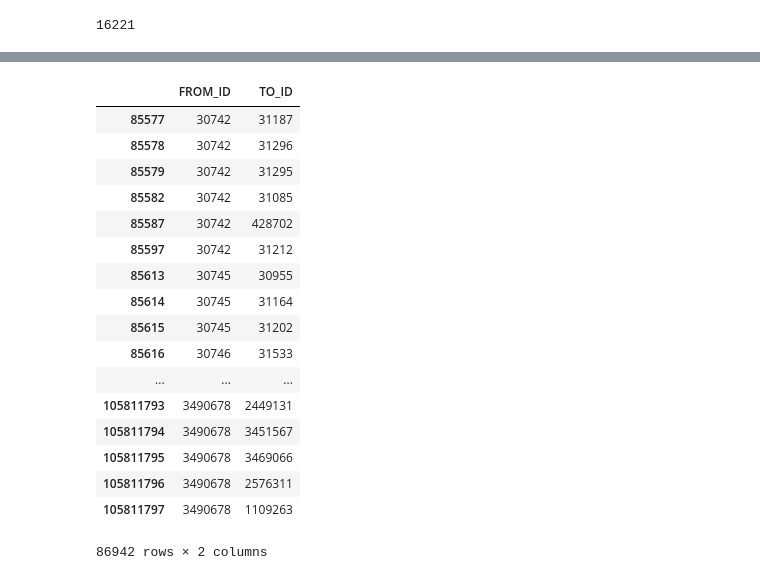
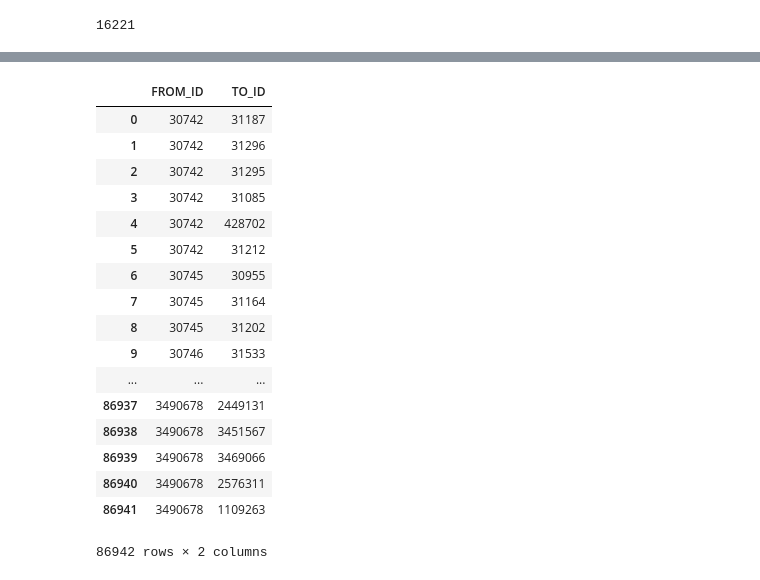
Before and after one commit to oscoin/osrank, a Jupyter notebook: osrank.ipynb, the cells around one changed output, grey strips where cells are left out. Cells and saved outputs as stored; diff of their text form; code cells hidden in the pictures.

```diff
--- a/osrank.ipynb
+++ b/osrank.ipynb
@@ -260,21 +262,0 @@ df_final.head()
-# %%
-df_final
-# %% [output]
-|  | FROM_ID | TO_ID |
-| 85577 | 30742 | 31187 |
-| 85578 | 30742 | 31296 |
-| 85579 | 30742 | 31295 |
-| 85582 | 30742 | 31085 |
-| 85587 | 30742 | 428702 |
-| 85597 | 30742 | 31212 |
-| 85613 | 30745 | 30955 |
-| 85614 | 30745 | 31164 |
-| 85615 | 30745 | 31202 |
-| 85616 | 30746 | 31533 |
-| ... | ... | ... |
-| 105811793 | 3490678 | 2449131 |
-| 105811794 | 3490678 | 3451567 |
-| 105811795 | 3490678 | 3469066 |
-| 105811796 | 3490678 | 2576311 |
-| 105811797 | 3490678 | 1109263 |
-86942 rows × 2 columns
@@ -283,0 +263,21 @@ np.savetxt("data/unique-cargo-ids.csv", unique_dep_ids, delimiter=",")
+# %%
+df_deps
+# %% [output]
+|  | FROM_ID | TO_ID |
+| 0 | 30742 | 31187 |
+| 1 | 30742 | 31296 |
+| 2 | 30742 | 31295 |
+| 3 | 30742 | 31085 |
+| 4 | 30742 | 428702 |
+| 5 | 30742 | 31212 |
+| 6 | 30745 | 30955 |
+| 7 | 30745 | 31164 |
+| 8 | 30745 | 31202 |
+| 9 | 30746 | 31533 |
+| ... | ... | ... |
+| 86937 | 3490678 | 2449131 |
+| 86938 | 3490678 | 3451567 |
+| 86939 | 3490678 | 3469066 |
+| 86940 | 3490678 | 2576311 |
+| 86941 | 3490678 | 1109263 |
+86942 rows × 2 columns
```
Also changed, not shown: parts of 9 cells of this notebook.
